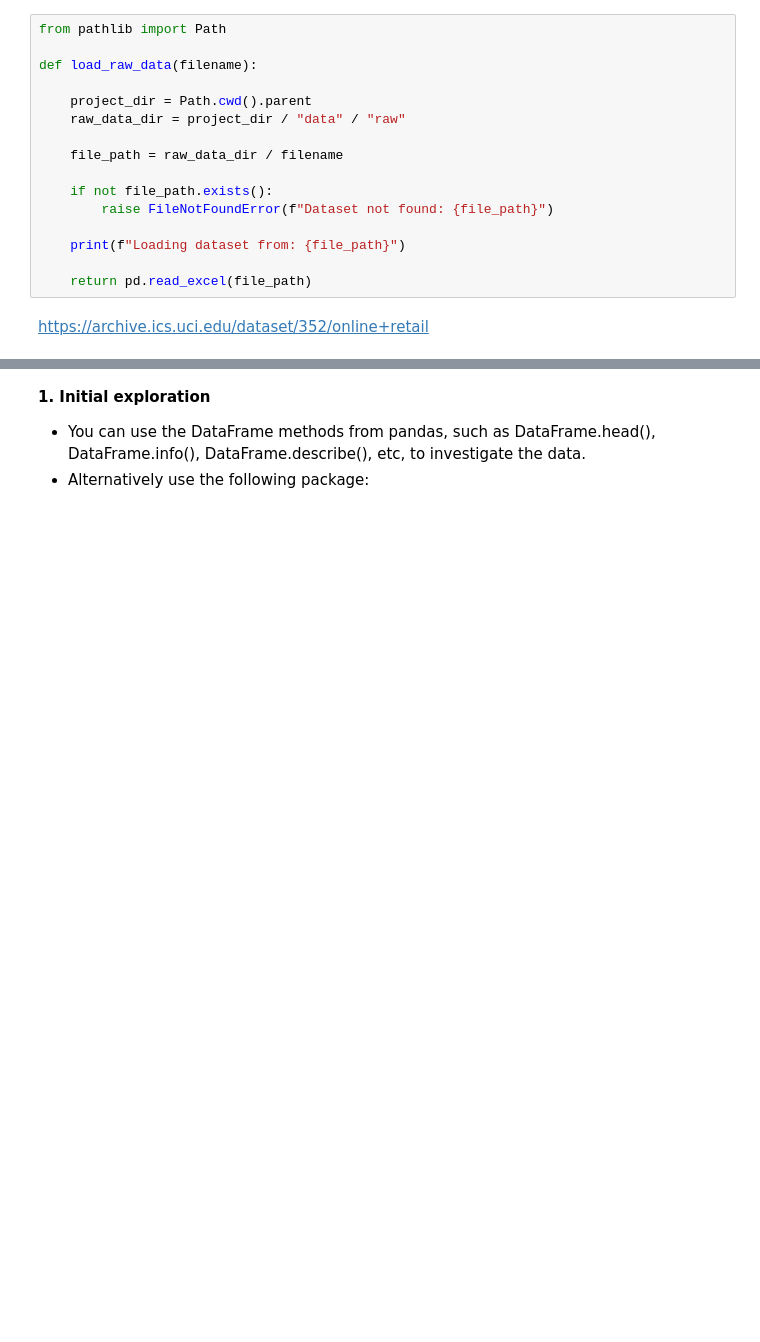
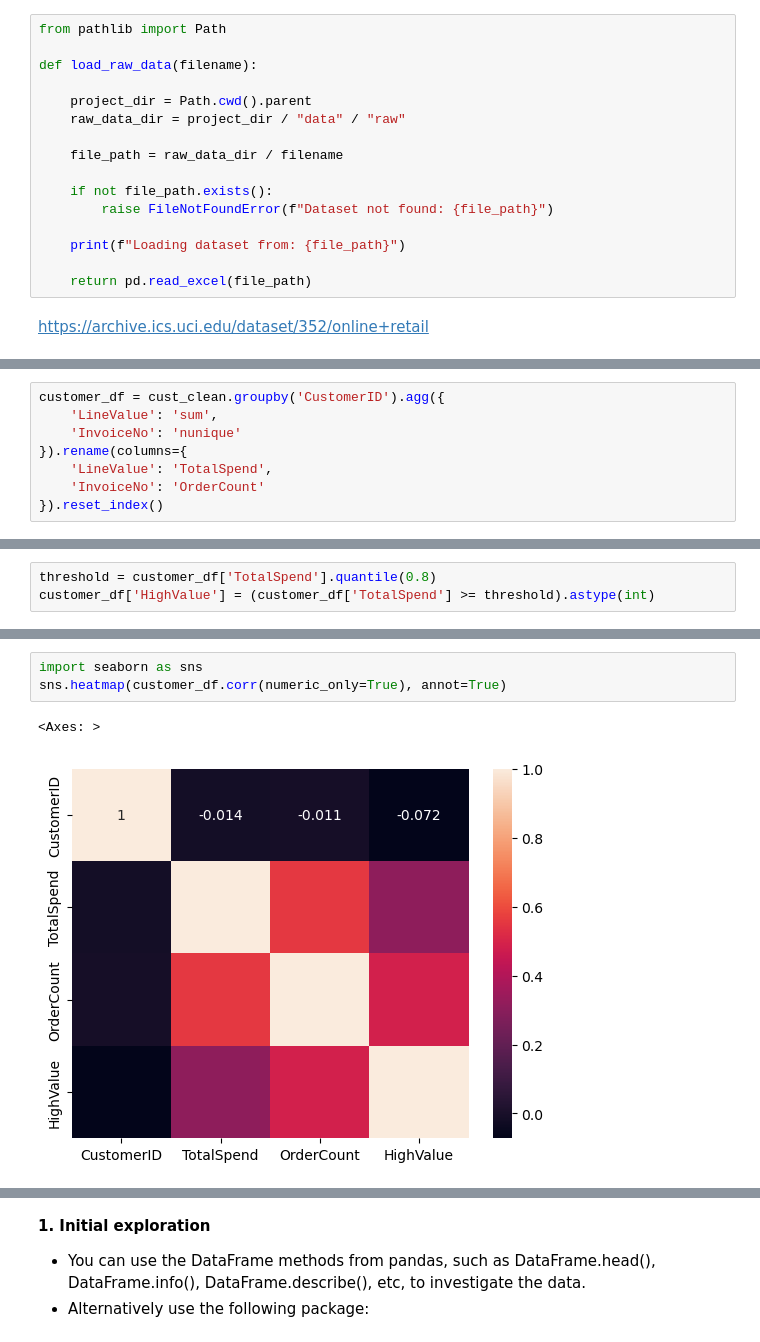
Before and after one commit to grimfur/ai-apprenticeship-session6, a Jupyter notebook: ai-apprenticeship-02-data-lifecycle/group2/notebooks/Online retail.ipynb, the cells around one changed output, grey strips where cells are left out. Saved outputs shown, nothing was run; the diff lists cells and outputs as text; blank space fills up the shorter version.

```diff
--- a/ai-apprenticeship-02-data-lifecycle/group2/notebooks/Online retail.ipynb
+++ b/ai-apprenticeship-02-data-lifecycle/group2/notebooks/Online retail.ipynb
@@ -55,0 +76,8 @@ Loading dataset from: f:\VScode\ai-apprenticeship-session6\ai-apprenticeship-02-
+# %%
+customer_df = cust_clean.groupby('CustomerID').agg({
+    'LineValue': 'sum',
+    'InvoiceNo': 'nunique'
+}).rename(columns={
+    'LineValue': 'TotalSpend',
+    'InvoiceNo': 'OrderCount'
+}).reset_index()
@@ -55,0 +106,3 @@ Loading dataset from: f:\VScode\ai-apprenticeship-session6\ai-apprenticeship-02-
+# %%
+threshold = customer_df['TotalSpend'].quantile(0.8)
+customer_df['HighValue'] = (customer_df['TotalSpend'] >= threshold).astype(int)
@@ -55,0 +113,6 @@ Loading dataset from: f:\VScode\ai-apprenticeship-session6\ai-apprenticeship-02-
+# %%
+import seaborn as sns
+sns.heatmap(customer_df.corr(numeric_only=True), annot=True)
+# %% [output]
+<Axes: >
+[figure, added]
```
Also changed, not shown: parts of 18 cells of this notebook, 17 other files.
